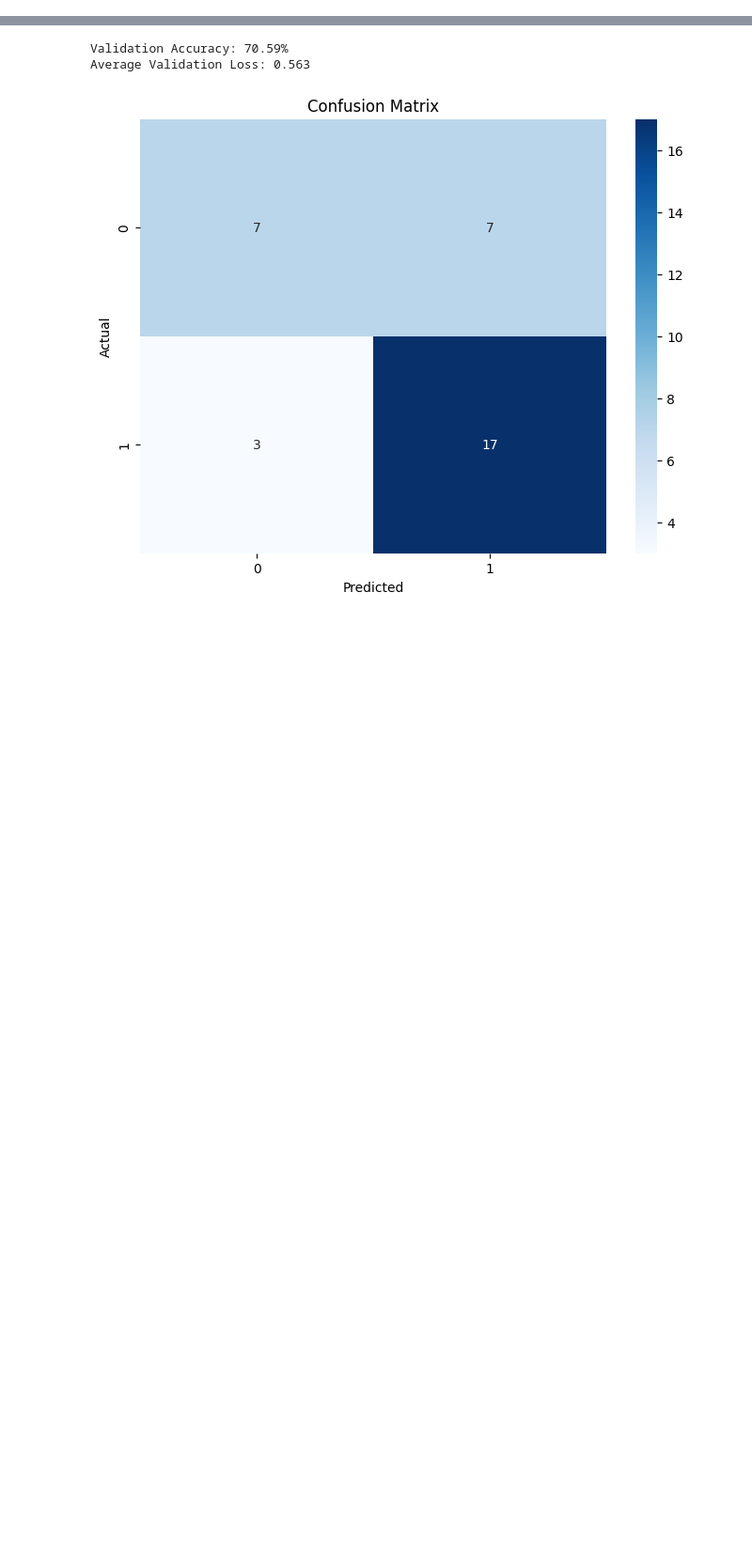
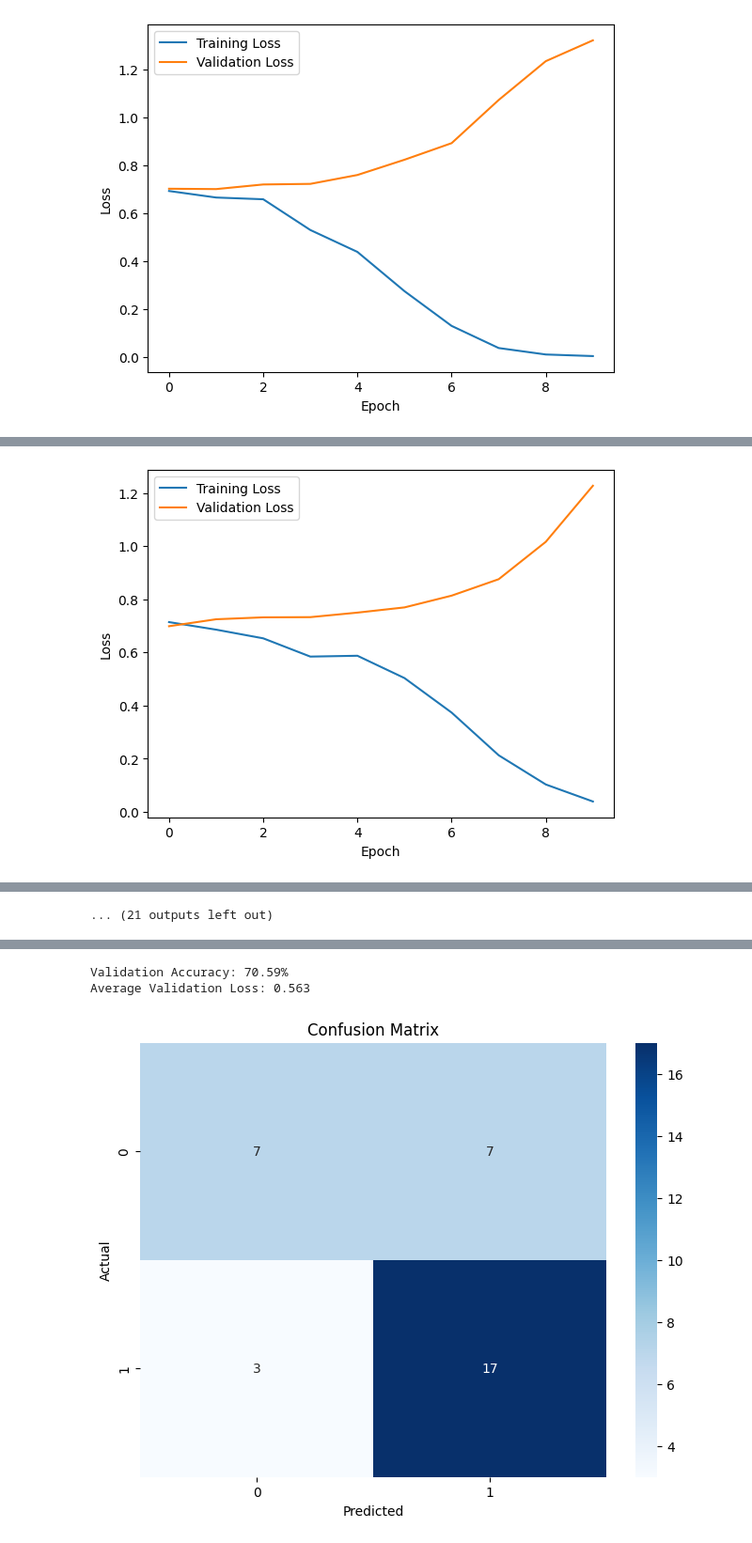
Before and after one commit to AustinHCopley/ezPiezo, a Jupyter notebook: ezPiezoLSTM.ipynb, the cells around one changed output, grey strips where cells are left out. Shown: that part at 94% size. Saved outputs shown, nothing was run; the diff lists cells and outputs as text; code cells hidden in the pictures; blank space fills up the shorter version.

```diff
--- a/ezPiezoLSTM.ipynb
+++ b/ezPiezoLSTM.ipynb
@@ -142,0 +117,27 @@ best_model = model
+# %%
+param_grid = {
+    'hidden_size': [128, 256],
+    'num_layers': [2],
+    'learning_rate': [0.001, 0.002],
+    'dropout': [0.2, 0.4, 0.6, 0.8],
+    'optim': [torch.optim.Adam]
+}
+
+best_accuracy = 0.0
+best_params = {}
+
+for hidden_size in param_grid['hidden_size']:
+    for num_layers in param_grid['num_layers']:
+        for learning_rate in param_grid['learning_rate']:
+            for dropout in param_grid['dropout']:
+                for optim in param_grid['optim']:
+                    # print(f"TRAINING ON: hidsize {hidden_size}, numlayers {num_layers}, learnrate {learning_rate}")
+                    accuracy = train_lstm(hidden_size, num_layers, learning_rate, dropout, optim)
+                    print(f"ACCURACY {hidden_size}, {num_layers}, {learning_rate}, {dropout}, {optim}:  {accuracy:.3%}")
+                    if accuracy > best_accuracy:
+                        best_accuracy = accuracy
+                        best_params = {'hidden_size': hidden_size, 'num_layers': num_layers, 'learning_rate': learning_rate, 'dropout': dropout, 'optim': optim}
+
+print("Best Parameters:", best_params)
+print("Best Accuracy:", best_accuracy)
+# %% [output]
@@ -142,0 +154 @@ best_model = model
+[figure, added]
@@ -142,0 +166 @@ best_model = model
+[figure, added]
@@ -142,0 +215 @@ best_model = model
+... (21 outputs left out)
```
Also changed, not shown: parts of 9 cells of this notebook, 2 other files.
